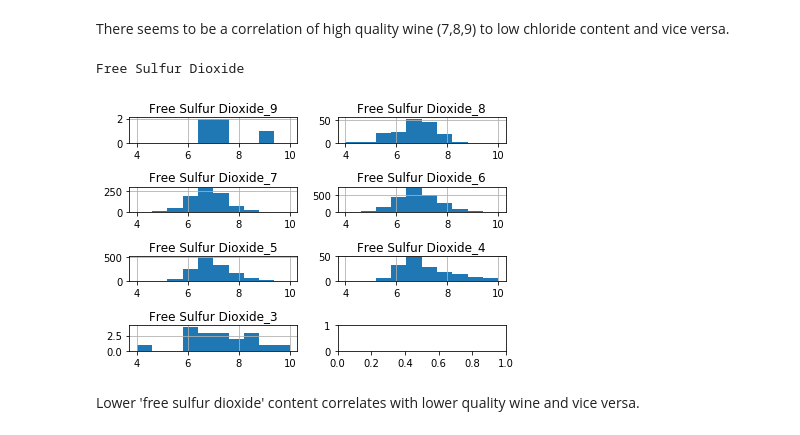
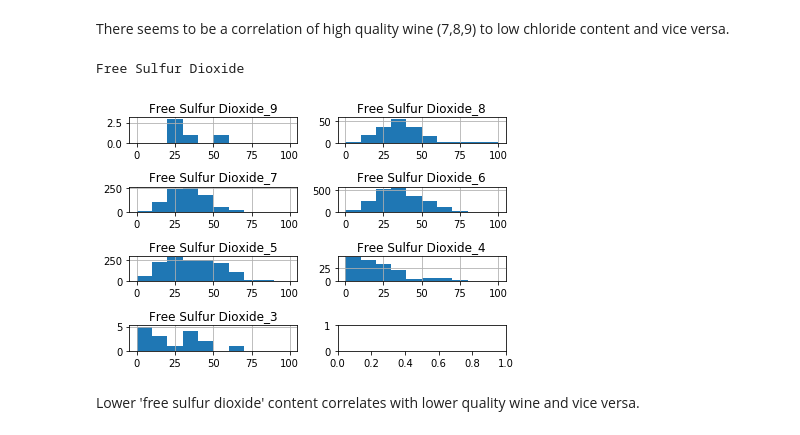
Before and after one commit to ibanezj5/Springboard-Capstone-Project-1, a Jupyter notebook: data-story.ipynb, the cells around one changed output. Cells and saved outputs as stored; diff of their text form; code cells hidden in the pictures.

```diff
--- a/data-story.ipynb
+++ b/data-story.ipynb
@@ -230,41 +230,41 @@ There seems to be a correlation of high quality wine (7,8,9) to low chloride con
 #Build frequency histograms for each rating of each feature
 fig, axes = plt.subplots(nrows=4, ncols=2)
 
 print('Free Sulfur Dioxide')
 
 subplot(4, 2, 1)
 plt.title('Free Sulfur Dioxide_9')
-white_wine_9['fixed acidity'].hist(range=[4,10])
+white_wine_9['free sulfur dioxide'].hist(range=[0,100])
 
 subplot(4, 2, 2)
 plt.title('Free Sulfur Dioxide_8')
-white_wine_8['fixed acidity'].hist(range=[4,10])
+white_wine_8['free sulfur dioxide'].hist(range=[0,100])
 
 subplot(4, 2, 3)
 plt.title('Free Sulfur Dioxide_7')
-white_wine_7['fixed acidity'].hist(range=[4,10])
+white_wine_7['free sulfur dioxide'].hist(range=[0,100])
 
 subplot(4, 2, 4)
 plt.title('Free Sulfur Dioxide_6')
-white_wine_6['fixed acidity'].hist(range=[4,10])
+white_wine_6['free sulfur dioxide'].hist(range=[0,100])
 
 subplot(4, 2, 5)
 plt.title('Free Sulfur Dioxide_5')
-white_wine_5['fixed acidity'].hist(range=[4,10])
+white_wine_5['free sulfur dioxide'].hist(range=[0,100])
 
 subplot(4, 2, 6)
 plt.title('Free Sulfur Dioxide_4')
-white_wine_4['fixed acidity'].hist(range=[4,10])
+white_wine_4['free sulfur dioxide'].hist(range=[0,100])
 
 subplot(4, 2, 7)
 plt.title('Free Sulfur Dioxide_3')
-white_wine_3['fixed acidity'].hist(range=[4,10])
+white_wine_3['free sulfur dioxide'].hist(range=[0,100])
 
 
 plt.tight_layout()
 # %% [output]
 Free Sulfur Dioxide
-[figure, old version]
+[figure, new version]
 # %% [markdown]
 Lower 'free sulfur dioxide' content correlates with lower quality wine and vice versa.
 # %%
```
Also changed, not shown: parts of 21 cells of this notebook.
